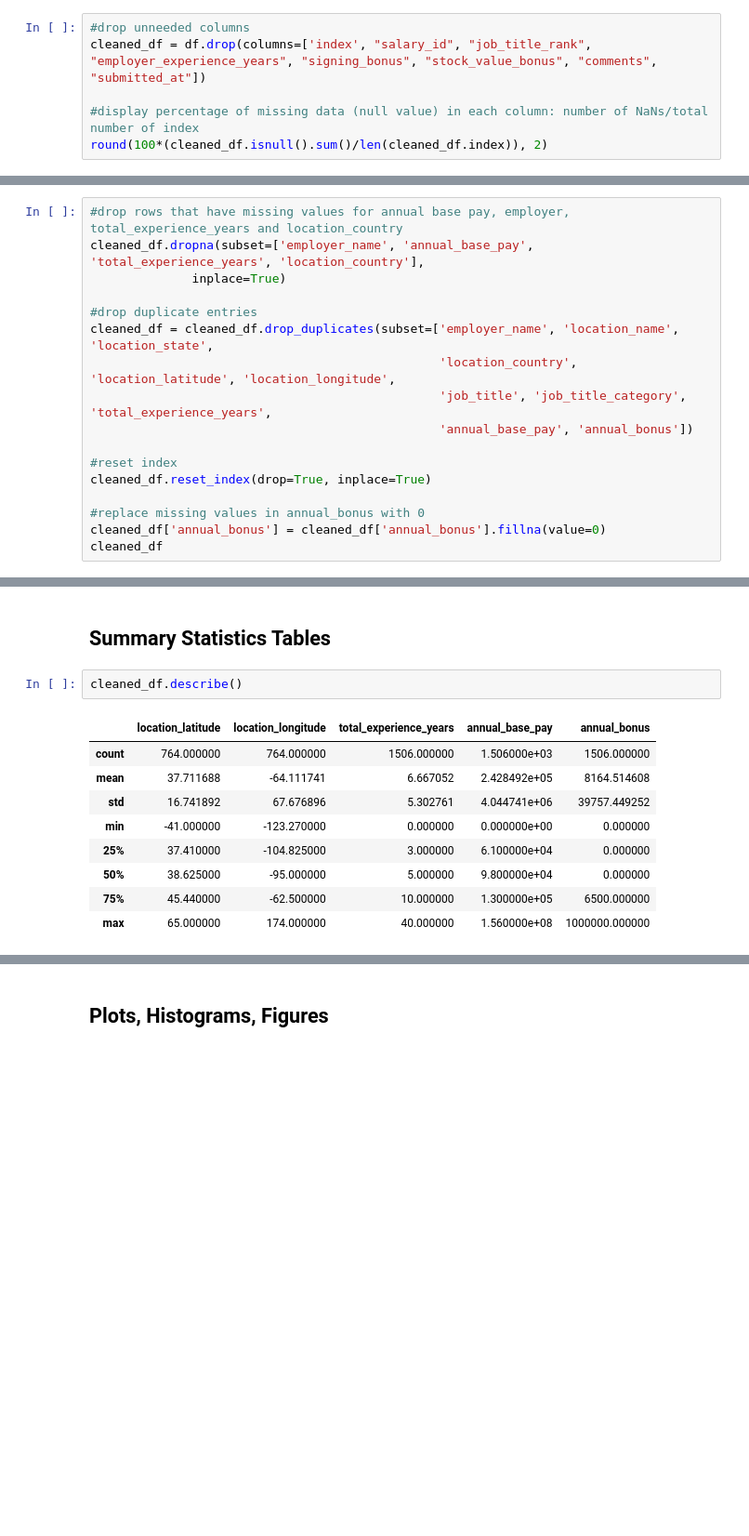
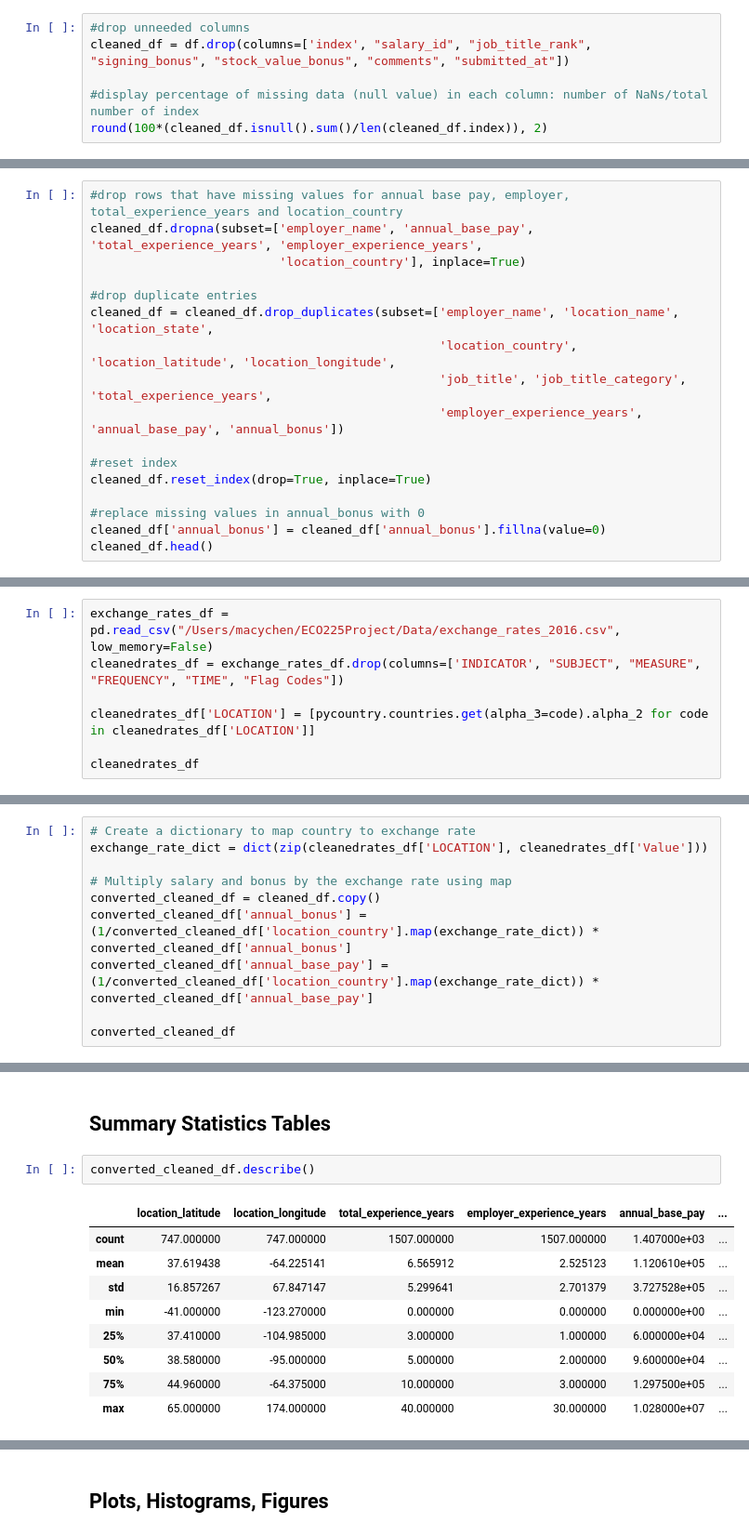
Before and after one commit to ECO225-W2024/project-one-code-macy-chen, a Jupyter notebook: tech_salaries.ipynb, the cells around one changed output, grey strips where cells are left out. Shown at 93% size. Drawn from its saved outputs; the diff is of its cells as text; blank space fills up the shorter version.

```diff
--- a/tech_salaries.ipynb
+++ b/tech_salaries.ipynb
@@ -44,6 +42,6 @@ df
 # %%
 #drop unneeded columns
-cleaned_df = df.drop(columns=['index', "salary_id", "job_title_rank", "employer_experience_years", "signing_bonus", "stock_value_bonus", "comments", "submitted_at"])
+cleaned_df = df.drop(columns=['index', "salary_id", "job_title_rank", "signing_bonus", "stock_value_bonus", "comments", "submitted_at"])
 
 #display percentage of missing data (null value) in each column: number of NaNs/total number of index
 round(100*(cleaned_df.isnull().sum()/len(cleaned_df.index)), 2)
@@ -62,21 +61,21 @@ annual_bonus              19.27
 dtype: float64
 # %%
 #drop rows that have missing values for annual base pay, employer, total_experience_years and location_country
-cleaned_df.dropna(subset=['employer_name', 'annual_base_pay', 'total_experience_years', 'location_country'],
-              inplace=True)
+cleaned_df.dropna(subset=['employer_name', 'annual_base_pay', 'total_experience_years', 'employer_experience_years',
+                          'location_country'], inplace=True)
 
 #drop duplicate entries
 cleaned_df = cleaned_df.drop_duplicates(subset=['employer_name', 'location_name', 'location_state',
                                                 'location_country', 'location_latitude', 'location_longitude',
                                                 'job_title', 'job_title_category', 'total_experience_years',
-                                                'annual_base_pay', 'annual_bonus'])
+                                                'employer_experience_years', 'annual_base_pay', 'annual_bonus'])
 
 #reset index
 cleaned_df.reset_index(drop=True, inplace=True)
 
 #replace missing values in annual_bonus with 0
 cleaned_df['annual_bonus'] = cleaned_df['annual_bonus'].fillna(value=0)
-cleaned_df
+cleaned_df.head()
 # %% [output]
 |  | employer_name | location_name | location_state | location_country | location_latitude | location_longitude | ... |
 | 0 | opower | san francisco, ca | CA | US | 37.77 | -122.41 | ... |
@@ -93,0 +86,7 @@ cleaned_df
+# %%
+exchange_rates_df = pd.read_csv("/Users/macychen/ECO225Project/Data/exchange_rates_2016.csv", low_memory=False)
+cleanedrates_df = exchange_rates_df.drop(columns=['INDICATOR', "SUBJECT", "MEASURE", "FREQUENCY", "TIME", "Flag Codes"])
+
+cleanedrates_df['LOCATION'] = [pycountry.countries.get(alpha_3=code).alpha_2 for code in cleanedrates_df['LOCATION']]
+
+cleanedrates_df
@@ -93,0 +107,10 @@ cleaned_df
+# %%
+# Create a dictionary to map country to exchange rate
+exchange_rate_dict = dict(zip(cleanedrates_df['LOCATION'], cleanedrates_df['Value']))
+
+# Multiply salary and bonus by the exchange rate using map
+converted_cleaned_df = cleaned_df.copy()
+converted_cleaned_df['annual_bonus'] = (1/converted_cleaned_df['location_country'].map(exchange_rate_dict)) * converted_cleaned_df['annual_bonus']
+converted_cleaned_df['annual_base_pay'] = (1/converted_cleaned_df['location_country'].map(exchange_rate_dict)) * converted_cleaned_df['annual_base_pay']
+
+converted_cleaned_df
@@ -94,14 +131,14 @@ cleaned_df
 # %% [markdown]
 ## Summary Statistics Tables
 # %%
-cleaned_df.describe()
+converted_cleaned_df.describe()
 # %% [output]
-|  | location_latitude | location_longitude | total_experience_years | annual_base_pay | annual_bonus |
-| count | 764.000000 | 764.000000 | 1506.000000 | 1.506000e+03 | 1506.000000 |
-| mean | 37.711688 | -64.111741 | 6.667052 | 2.428492e+05 | 8164.514608 |
-| std | 16.741892 | 67.676896 | 5.302761 | 4.044741e+06 | 39757.449252 |
-| min | -41.000000 | -123.270000 | 0.000000 | 0.000000e+00 | 0.000000 |
-| 25% | 37.410000 | -104.825000 | 3.000000 | 6.100000e+04 | 0.000000 |
-| 50% | 38.625000 | -95.000000 | 5.000000 | 9.800000e+04 | 0.000000 |
-| 75% | 45.440000 | -62.500000 | 10.000000 | 1.300000e+05 | 6500.000000 |
-| max | 65.000000 | 174.000000 | 40.000000 | 1.560000e+08 | 1000000.000000 |
+|  | location_latitude | location_longitude | total_experience_years | employer_experience_years | annual_base_pay | ... |
+| count | 747.000000 | 747.000000 | 1507.000000 | 1507.000000 | 1.407000e+03 | ... |
+| mean | 37.619438 | -64.225141 | 6.565912 | 2.525123 | 1.120610e+05 | ... |
+| std | 16.857267 | 67.847147 | 5.299641 | 2.701379 | 3.727528e+05 | ... |
+| min | -41.000000 | -123.270000 | 0.000000 | 0.000000 | 0.000000e+00 | ... |
+| 25% | 37.410000 | -104.985000 | 3.000000 | 1.000000 | 6.000000e+04 | ... |
+| 50% | 38.580000 | -95.000000 | 5.000000 | 2.000000 | 9.600000e+04 | ... |
+| 75% | 44.960000 | -64.375000 | 10.000000 | 3.000000 | 1.297500e+05 | ... |
+| max | 65.000000 | 174.000000 | 40.000000 | 30.000000 | 1.028000e+07 | ... |
```
Also changed, not shown: parts of 25 cells of this notebook.
